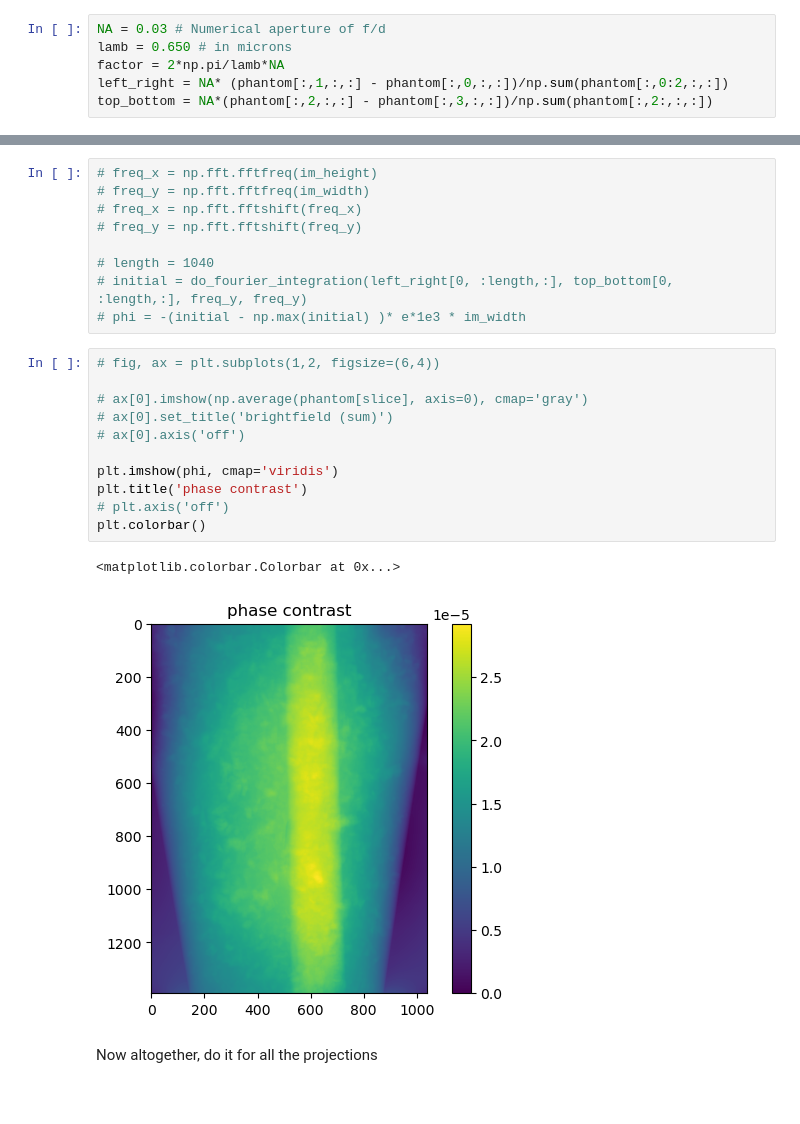
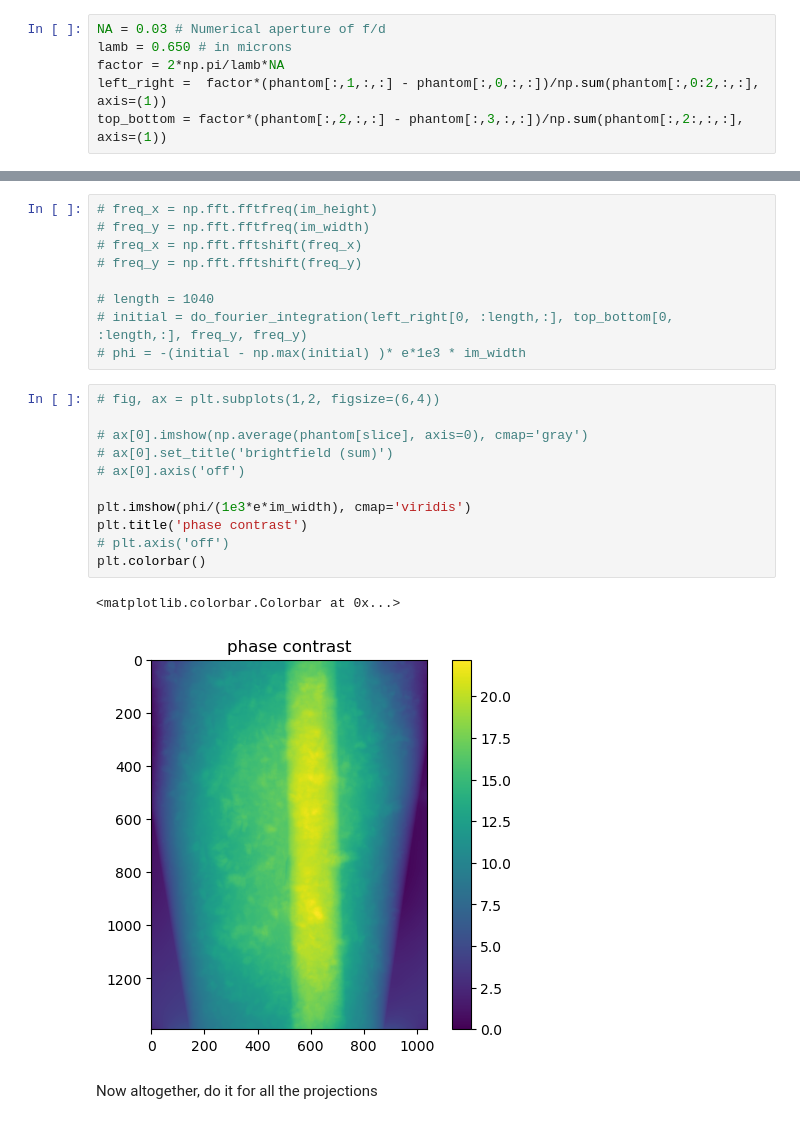
Before and after one commit to kwokkenton/optea, a Jupyter notebook: led_array/agarose_phantom_analysis.ipynb, the cells around one changed output, grey strips where cells are left out. Cells and saved outputs as stored; diff of their text form.

Commit message:
update agarose phantom analysis

```diff
--- a/led_array/agarose_phantom_analysis.ipynb
+++ b/led_array/agarose_phantom_analysis.ipynb
@@ -153,8 +151,8 @@ Convert intensity images into wavefront tilt.
 NA = 0.03 # Numerical aperture of f/d
 lamb = 0.650 # in microns
 factor = 2*np.pi/lamb*NA
-left_right = NA* (phantom[:,1,:,:] - phantom[:,0,:,:])/np.sum(phantom[:,0:2,:,:])
-top_bottom = NA*(phantom[:,2,:,:] - phantom[:,3,:,:])/np.sum(phantom[:,2:,:,:])
+left_right =  factor*(phantom[:,1,:,:] - phantom[:,0,:,:])/np.sum(phantom[:,0:2,:,:], axis=(1))
+top_bottom = factor*(phantom[:,2,:,:] - phantom[:,3,:,:])/np.sum(phantom[:,2:,:,:], axis=(1))
 # %%
 factor
 # %% [output]
@@ -248,17 +246,17 @@ phi = -(initial - np.max(initial) )* e*1e3 * im_width
 # %%
 # fig, ax = plt.subplots(1,2, figsize=(6,4))
 
 # ax[0].imshow(np.average(phantom[slice], axis=0), cmap='gray')
 # ax[0].set_title('brightfield (sum)')
 # ax[0].axis('off')
 
-plt.imshow(phi, cmap='viridis')
+plt.imshow(phi/(1e3*e*im_width), cmap='viridis')
 plt.title('phase contrast')
 # plt.axis('off')
 plt.colorbar()
 # %% [output]
 <matplotlib.colorbar.Colorbar at 0x...>
-[figure, old version]
+[figure, new version]
 # %% [markdown]
 Now altogether, do it for all the projections
 # %%
```
Also changed, not shown: parts of 17 cells of this notebook, 1 other file.
